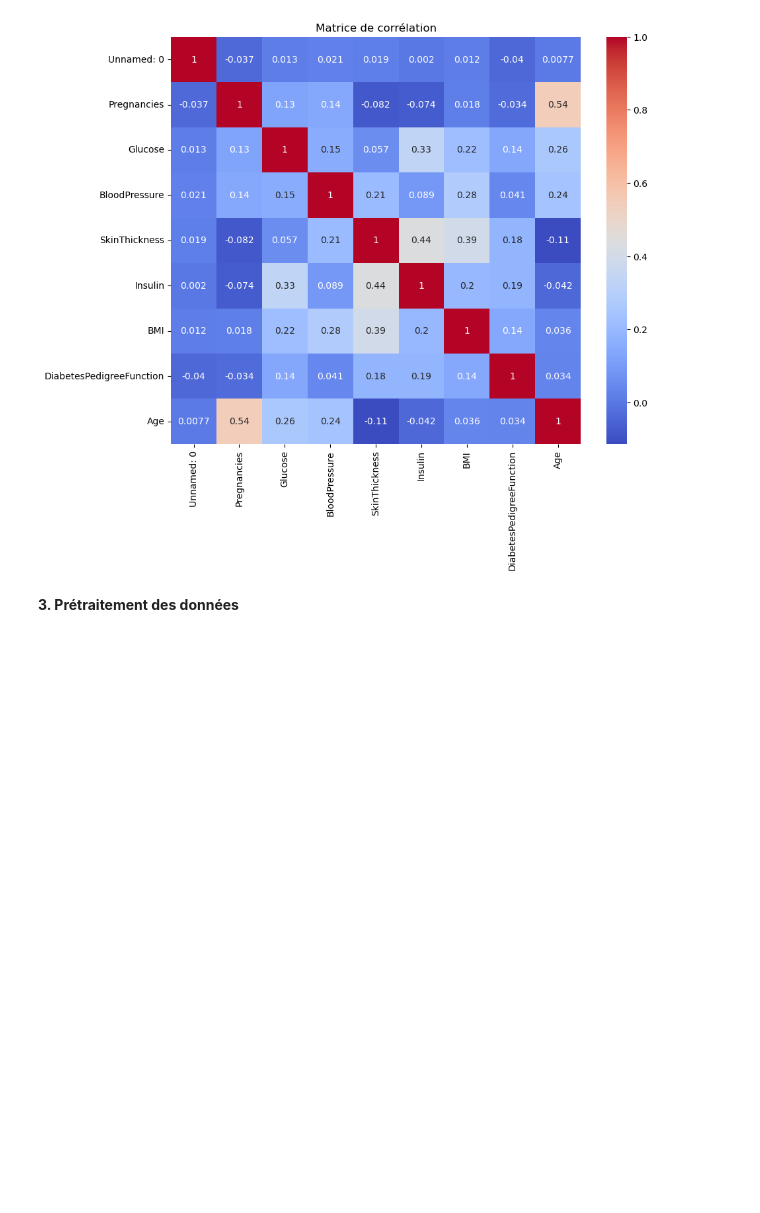
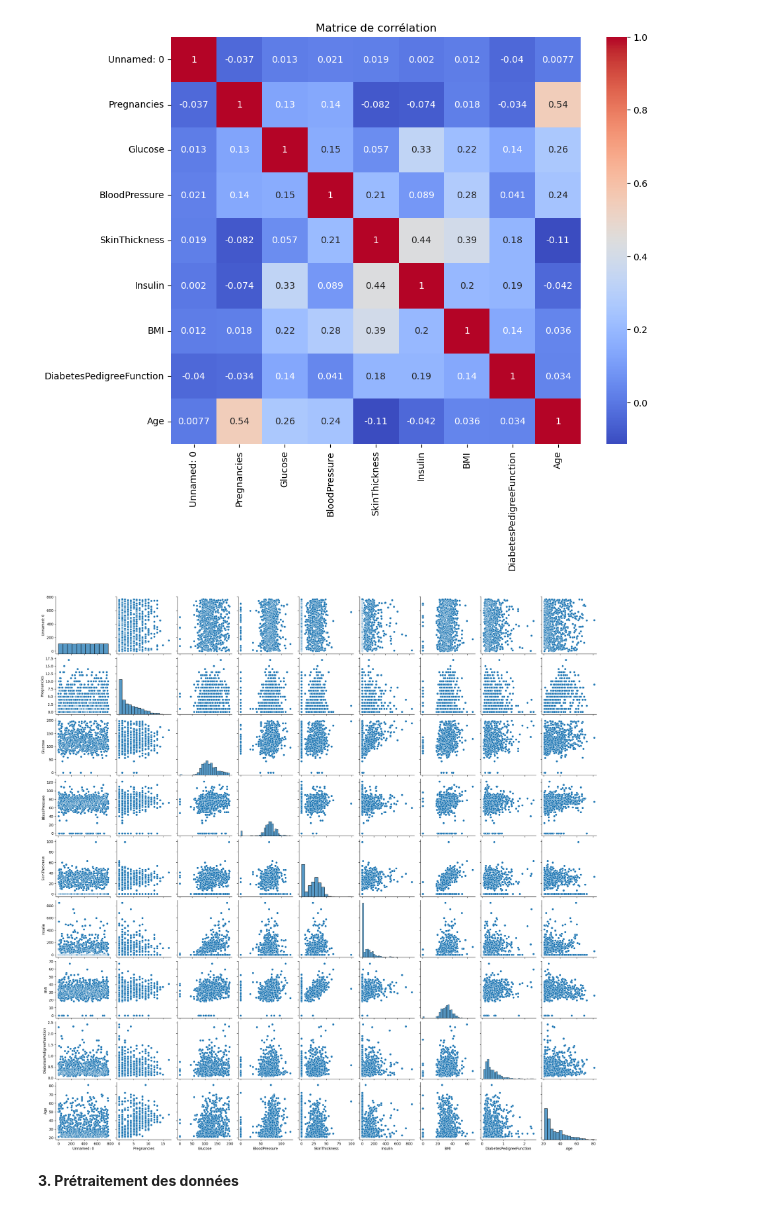
Before and after one commit to SalimM21/laboratoire-biom-dical-project, a Jupyter notebook: note-book.ipynb, the cells around one changed output. Cells and saved outputs as stored; diff of their text form; code cells hidden in the pictures; blank space fills up the shorter version.

```diff
--- a/note-book.ipynb
+++ b/note-book.ipynb
@@ -105,6 +105,11 @@ plt.title("Matrice de corrélation")
 plt.show()
 # %% [output]
 [figure]
+# %%
+sns.pairplot(df)
+plt.show()
+# %% [output]
+[figure, added]
 # %% [markdown]
 **3. Prétraitement des données**
 # %% [markdown]
```
Also changed, not shown: parts of 23 cells of this notebook, 1 other file.
